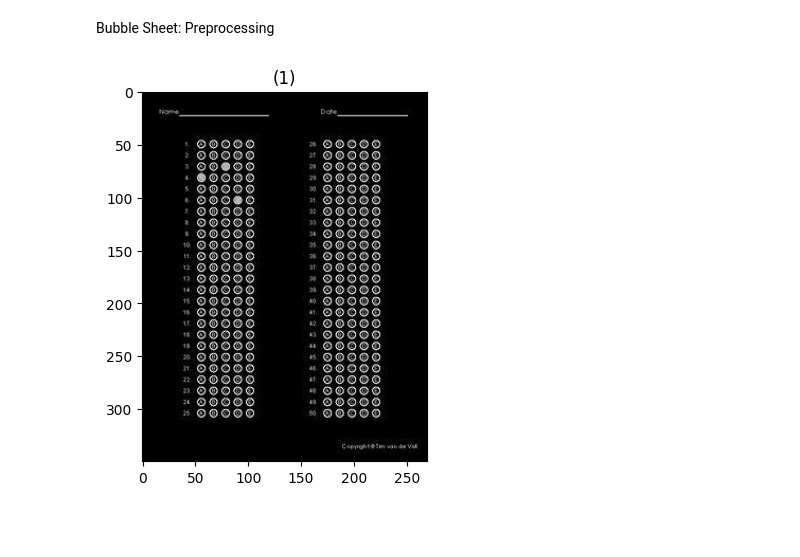
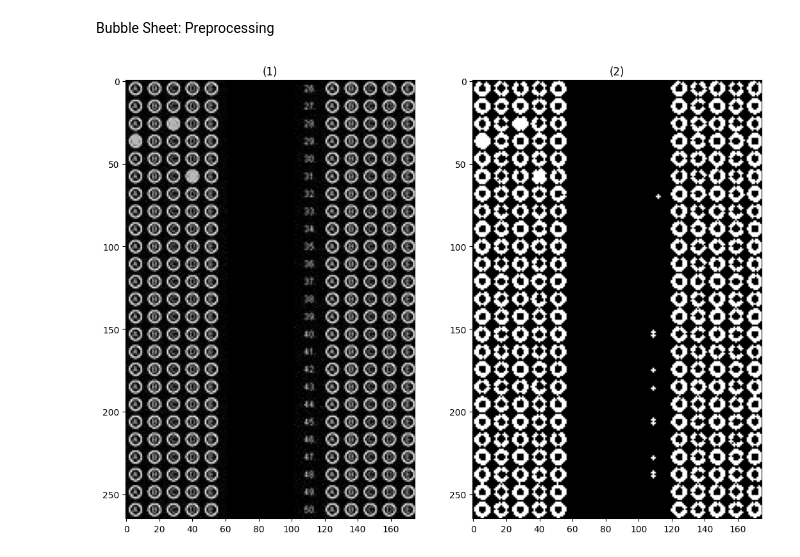
Before and after one commit to mahassane/grades-autofiller, a Jupyter notebook: Bubble Sheet/autofiller.ipynb, the cells around one changed output. Cells and saved outputs as stored; diff of their text form; code cells hidden in the pictures; blank space fills up the shorter version.

```diff
--- a/Bubble Sheet/autofiller.ipynb
+++ b/Bubble Sheet/autofiller.ipynb
@@ -17,11 +17,18 @@ print(model_answer)
 # %% [markdown]
 Bubble Sheet: Preprocessing
 # %%
+from skimage.measure import regionprops
+from skimage.draw import circle_perimeter
+
 image_path = 'bubble-sheet-perfect-sample-shaded.jpg'
 bubble_sheet = io.imread(image_path)
 if len(bubble_sheet.shape) == 3:
     bubble_sheet = rgb2gray(bubble_sheet)
-inverted_image = invert(bubble_sheet)
-show_images([inverted_image])
+bubbles = bubble_sheet[45:310, 50:225]
+inverted_image = invert(bubbles)
+binary_image = inverted_image > 0.7
+se = disk(1)
+dilated_image = dilation(binary_image, se)
+show_images([inverted_image, dilated_image])
 # %% [output]
-[figure, old version]
+[figure, new version]
```
Also changed, not shown: parts of 2 cells of this notebook, 1 other file.
